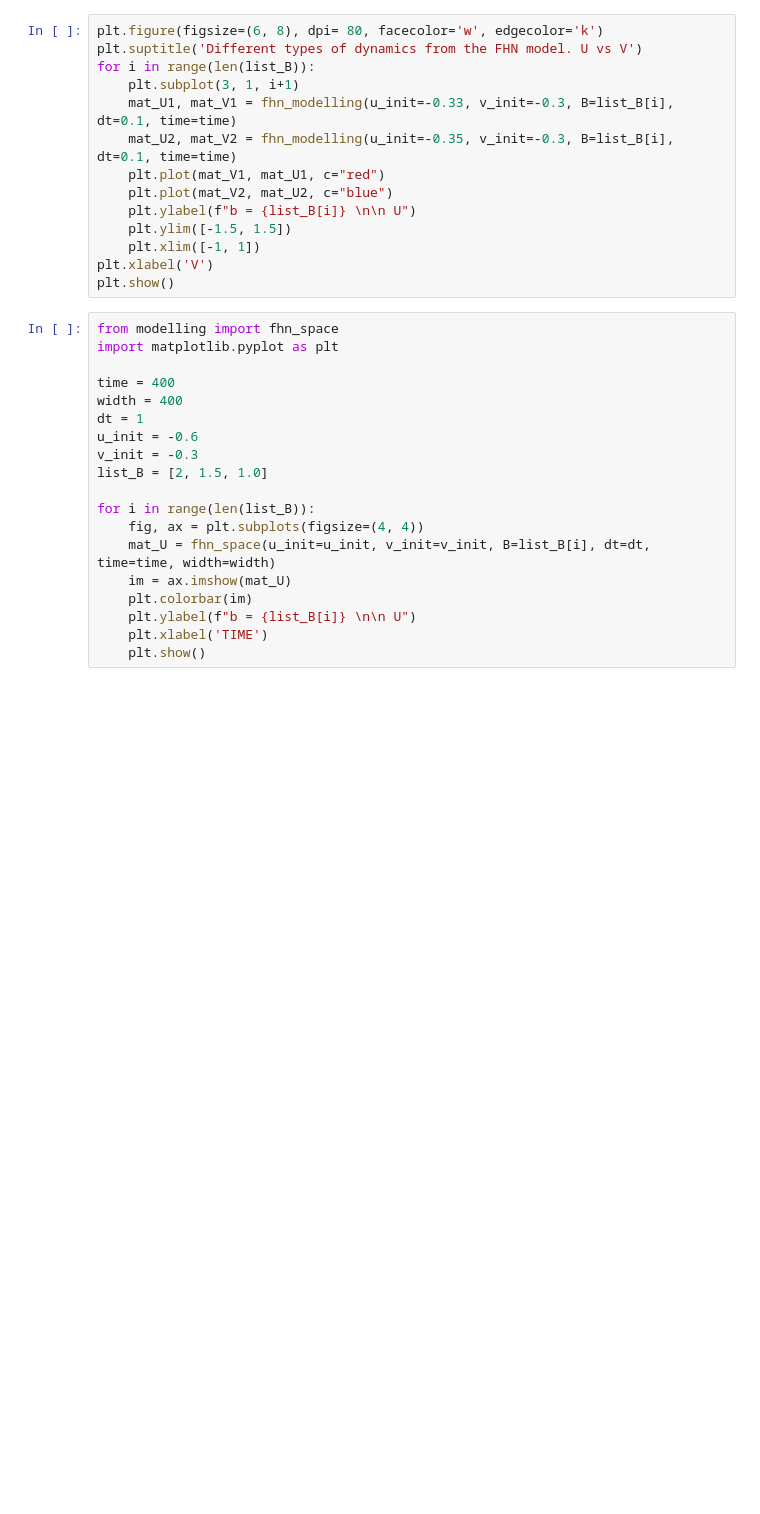
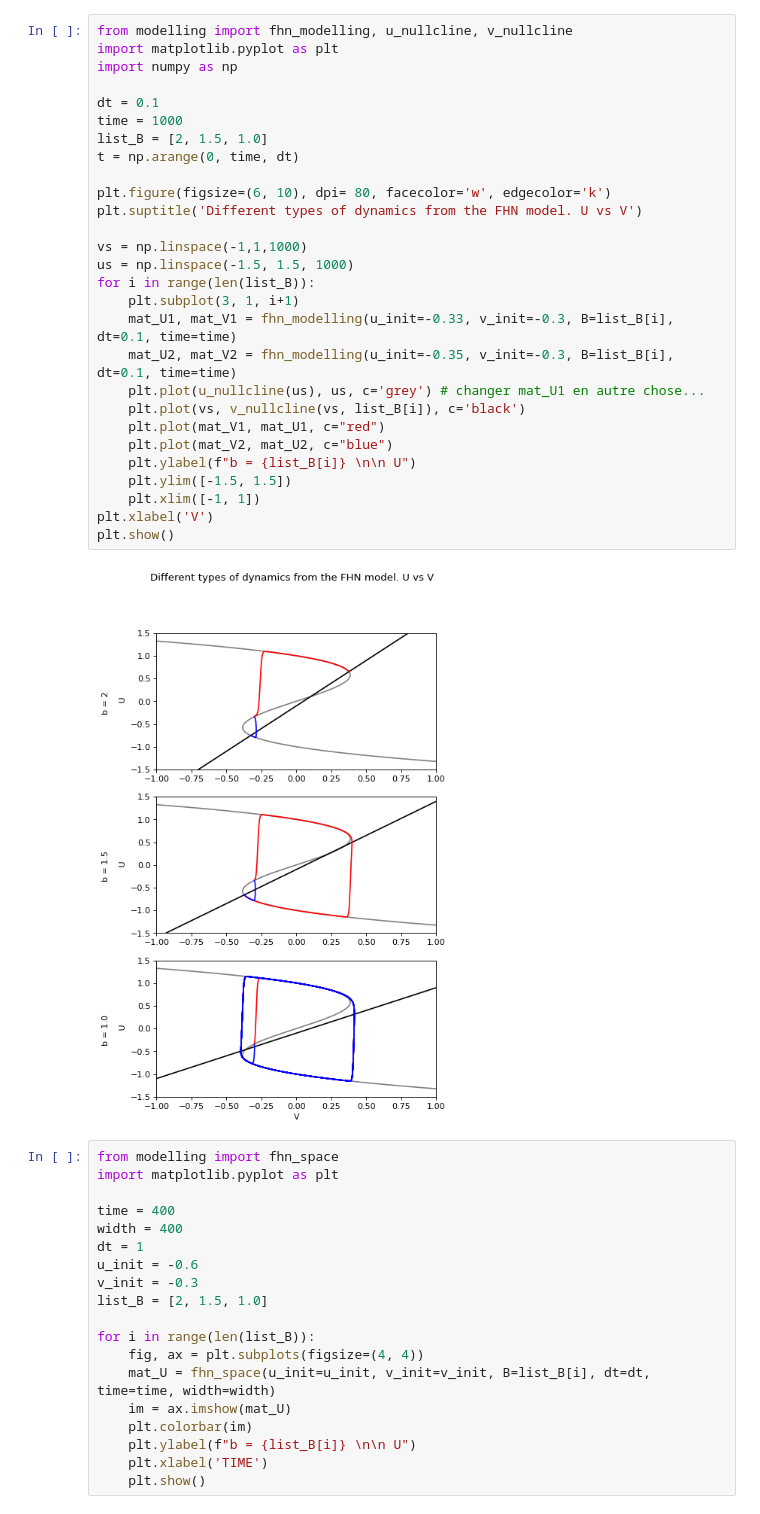
Before and after one commit to max-hence/projet_bs1, a Jupyter notebook: testing.ipynb, the cells around one changed output. Cells and saved outputs as stored; diff of their text form; blank space fills up the shorter version.

```diff
--- a/testing.ipynb
+++ b/testing.ipynb
@@ -26,17 +28,33 @@ plt.show()
 # %%
-plt.figure(figsize=(6, 8), dpi= 80, facecolor='w', edgecolor='k')
+from modelling import fhn_modelling, u_nullcline, v_nullcline
+import matplotlib.pyplot as plt
+import numpy as np
+
+dt = 0.1
+time = 1000
+list_B = [2, 1.5, 1.0]
+t = np.arange(0, time, dt)
+
+plt.figure(figsize=(6, 10), dpi= 80, facecolor='w', edgecolor='k')
 plt.suptitle('Different types of dynamics from the FHN model. U vs V')
+
+vs = np.linspace(-1,1,1000)
+us = np.linspace(-1.5, 1.5, 1000)
 for i in range(len(list_B)):
     plt.subplot(3, 1, i+1)
     mat_U1, mat_V1 = fhn_modelling(u_init=-0.33, v_init=-0.3, B=list_B[i], dt=0.1, time=time)
     mat_U2, mat_V2 = fhn_modelling(u_init=-0.35, v_init=-0.3, B=list_B[i], dt=0.1, time=time)
+    plt.plot(u_nullcline(us), us, c='grey') # changer mat_U1 en autre chose...
+    plt.plot(vs, v_nullcline(vs, list_B[i]), c='black')
     plt.plot(mat_V1, mat_U1, c="red")
     plt.plot(mat_V2, mat_U2, c="blue")
     plt.ylabel(f"b = {list_B[i]} \n\n U")
     plt.ylim([-1.5, 1.5])
     plt.xlim([-1, 1])
 plt.xlabel('V')
 plt.show()
+# %% [output]
+[figure, added]
 # %%
 from modelling import fhn_space
 import matplotlib.pyplot as plt
```
Also changed, not shown: parts of 2 cells of this notebook, 1 other file.
